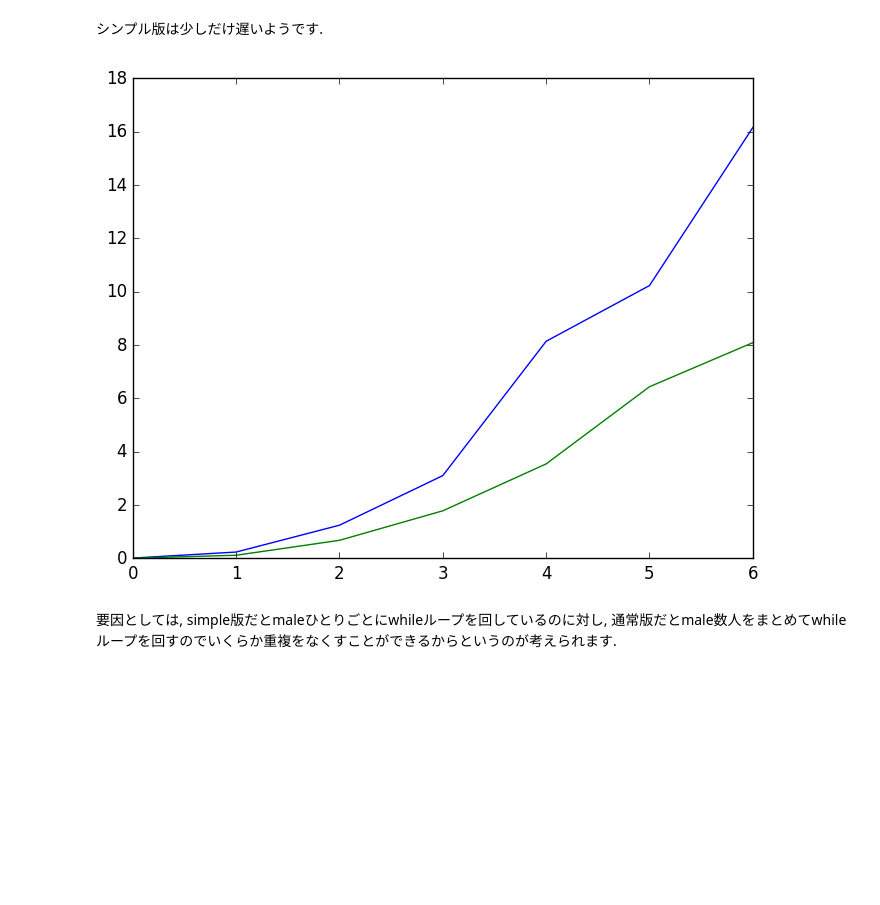
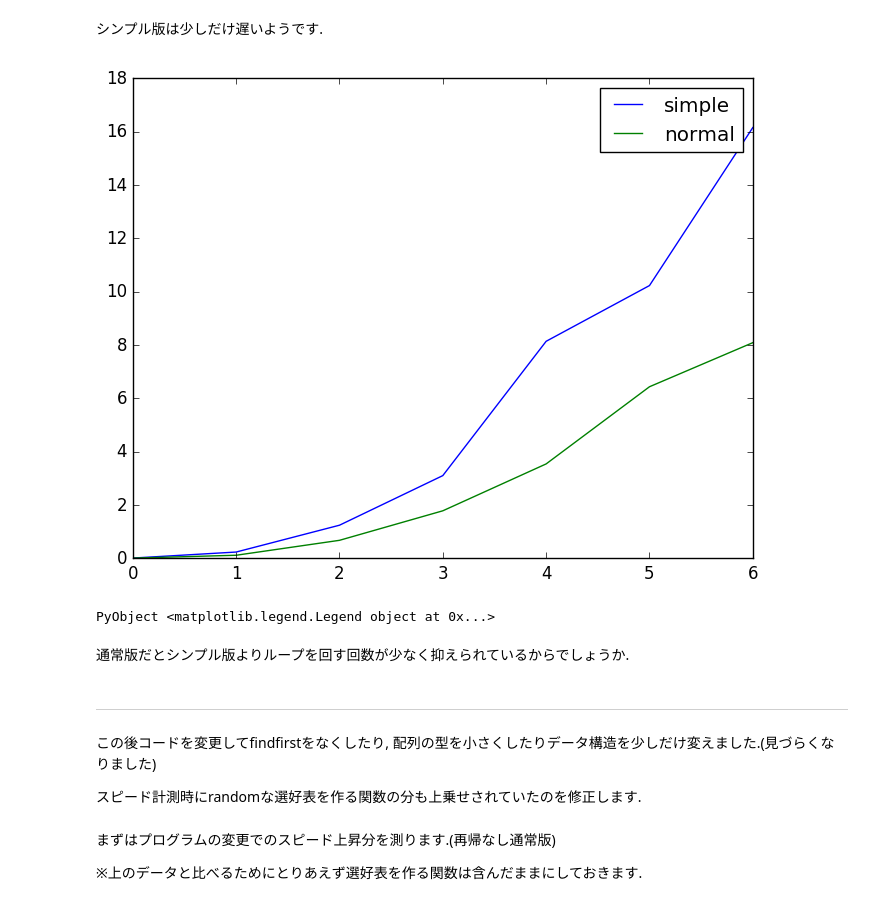
Before and after one commit to nswa17/DA.jl, a Jupyter notebook: DA.ipynb, the cells around one changed output. Drawn from its saved outputs; the diff is of its cells as text; code cells hidden in the pictures; blank space fills up the shorter version.

```diff
--- a/DA.ipynb
+++ b/DA.ipynb
@@ -534,20 +534,31 @@ speedtest2 (generic function with 1 method)
 # %%
 plot(get_seconds("0.014245 seconds (135.07 k allocations: 11.316 MB, 38.51% gc time)
   0.240136 seconds (1.80 M allocations: 479.303 MB, 13.51% gc time)
   1.246197 seconds (4.97 M allocations: 2.110 GB, 26.12% gc time)
   3.106522 seconds (7.13 M allocations: 4.570 GB, 38.96% gc time)
   8.143171 seconds (14.36 M allocations: 12.194 GB, 39.38% gc time)
  10.232993 seconds (16.44 M allocations: 16.173 GB, 32.66% gc time)
- 16.158505 seconds (24.54 M allocations: 28.712 GB, 30.88% gc time)"))
+16.158505 seconds (24.54 M allocations: 28.712 GB, 30.88% gc time)"), label = "simple")
 plot(get_seconds("  0.012600 seconds (92.07 k allocations: 7.043 MB, 30.42% gc time)
   0.119666 seconds (787.31 k allocations: 201.074 MB, 9.79% gc time)
   0.679825 seconds (2.23 M allocations: 927.489 MB, 21.45% gc time)
   1.786538 seconds (3.14 M allocations: 1.890 GB, 30.68% gc time)
   3.544882 seconds (5.64 M allocations: 4.535 GB, 32.97% gc time)
   6.438534 seconds (8.78 M allocations: 8.235 GB, 26.43% gc time)
-  8.091873 seconds (9.68 M allocations: 10.706 GB, 22.88% gc time)"))
+8.091873 seconds (9.68 M allocations: 10.706 GB, 22.88% gc time)"), label = "normal")
 legend()
 # %% [output]
-[figure, old version]
+[figure, new version]
+PyObject <matplotlib.legend.Legend object at 0x...>
-# %% [markdown]
-要因としては, simple版だとmaleひとりごとにwhileループを回しているのに対し, 通常版だとmale数人をまとめてwhileループを回すのでいくらか重複をなくすことができるからというのが考えられます.
+# %% [markdown]
+通常版だとシンプル版よりループを回す回数が少なく抑えられているからでしょうか.
+# %% [markdown]
+---
+# %% [markdown]
+この後コードを変更してfindfirstをなくしたり, 配列の型を小さくしたりデータ構造を少しだけ変えました.(見づらくなりました)
+
+スピード計測時にrandomな選好表を作る関数の分も上乗せされていたのを修正します.
+# %% [markdown]
+まずはプログラムの変更でのスピード上昇分を測ります.(再帰なし通常版)
+
+※上のデータと比べるためにとりあえず選好表を作る関数は含んだままにしておきます.
```
Also changed, not shown: parts of 25 cells of this notebook, 1 other file.
